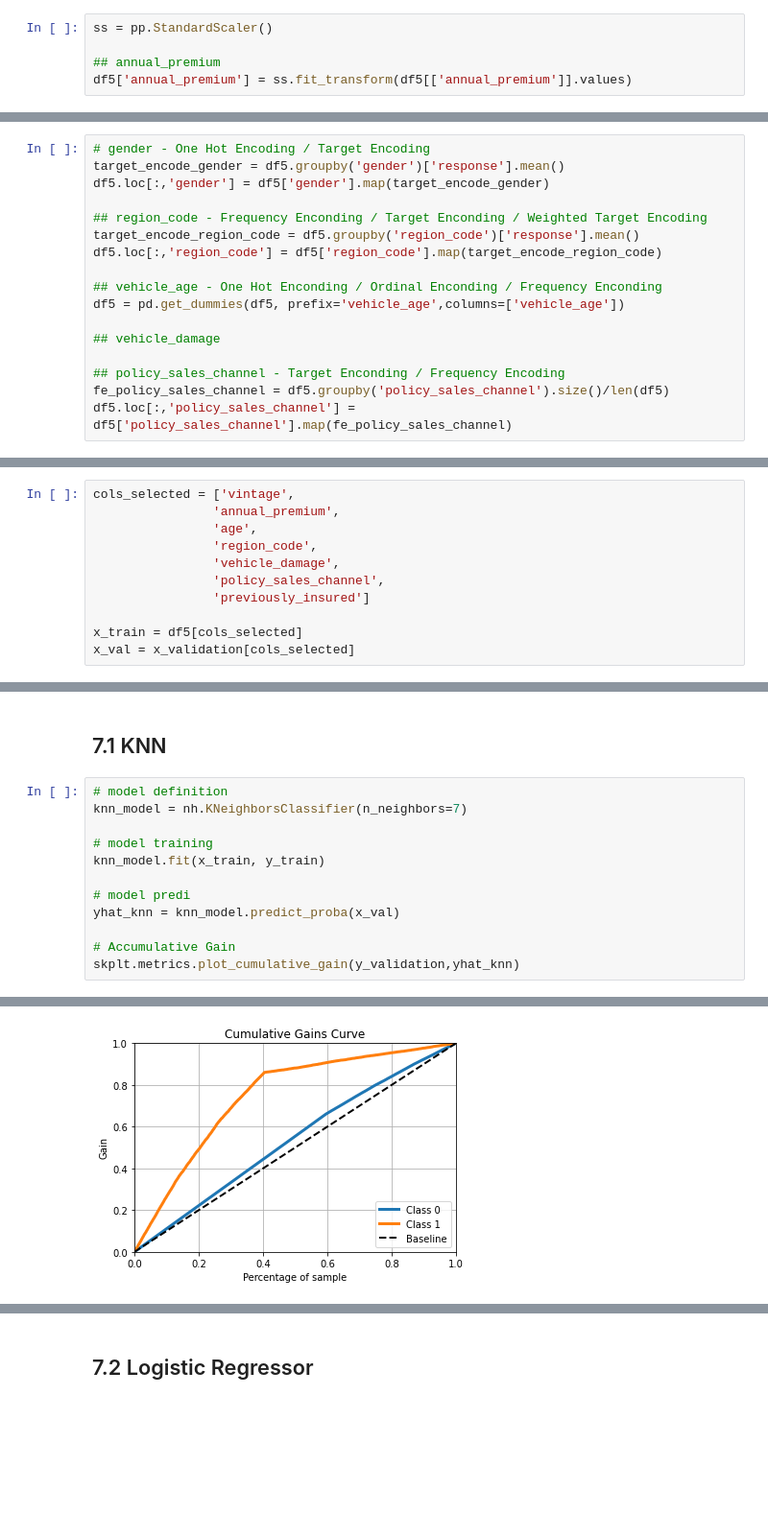
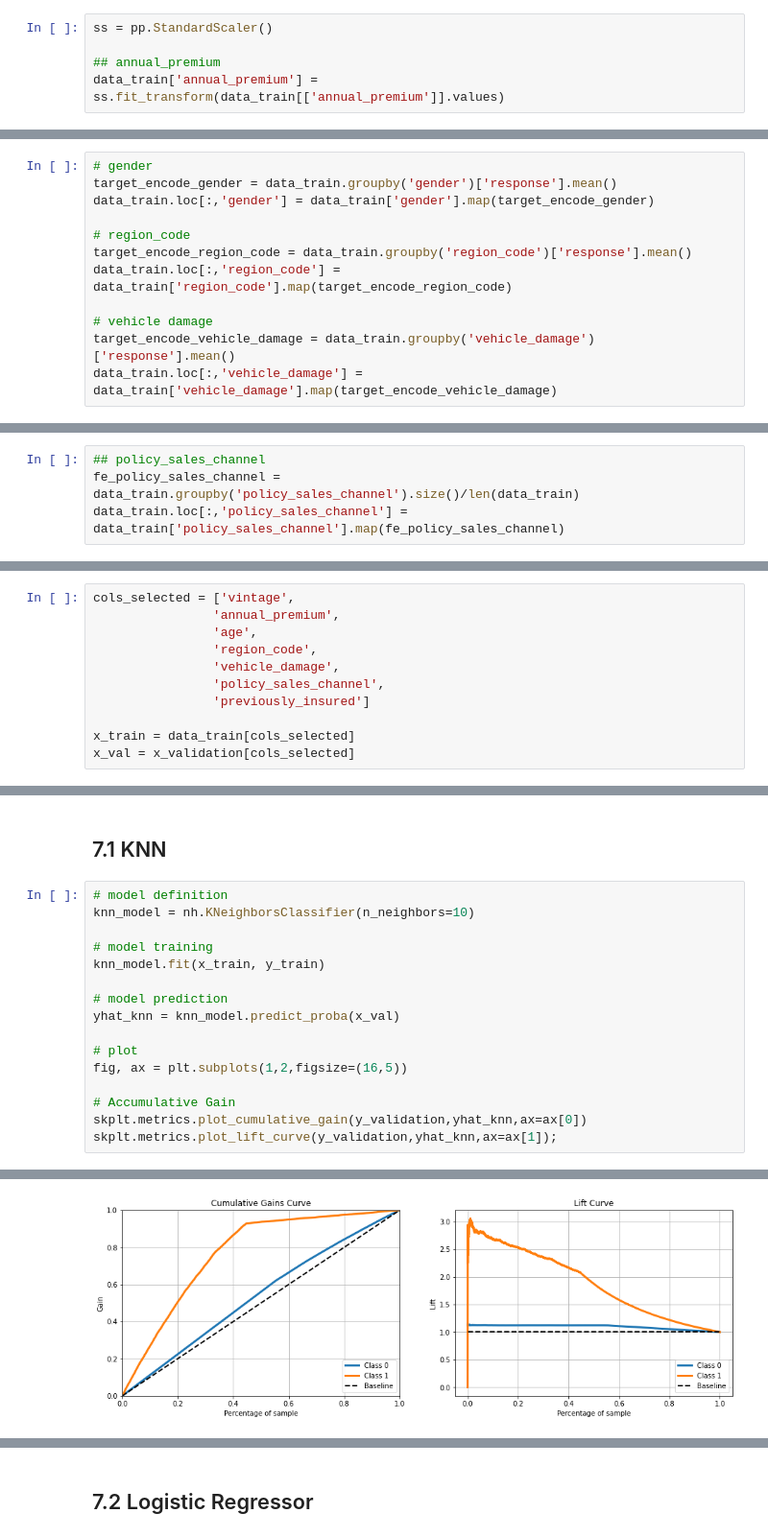
Before and after one commit to ArthurMesquita96/Insurance-Cross-Sell, a Jupyter notebook: insurance_cross_sell_notebook.ipynb, the cells around one changed output, grey strips where cells are left out. Shown at 96% size. Saved outputs shown, nothing was run; the diff lists cells and outputs as text; blank space fills up the shorter version.

Commit message:
Finalizando cross validation

```diff
--- a/insurance_cross_sell_notebook.ipynb
+++ b/insurance_cross_sell_notebook.ipynb
@@ -599,5 +693,5 @@ df5 = pd.concat([x_train, y_train], axis=1)
 ss = pp.StandardScaler()
 
 ## annual_premium
-df5['annual_premium'] = ss.fit_transform(df5[['annual_premium']].values)
+data_train['annual_premium'] = ss.fit_transform(data_train[['annual_premium']].values)
 # %% [markdown]
@@ -615,0 +717,12 @@ df5['vintage'] = mms_age.fit_transform( df5[['vintage']].values )
+# %%
+# gender
+target_encode_gender = data_train.groupby('gender')['response'].mean()
+data_train.loc[:,'gender'] = data_train['gender'].map(target_encode_gender)
+
+# region_code
+target_encode_region_code = data_train.groupby('region_code')['response'].mean()
+data_train.loc[:,'region_code'] = data_train['region_code'].map(target_encode_region_code)
+
+# vehicle damage
+target_encode_vehicle_damage = data_train.groupby('vehicle_damage')['response'].mean()
+data_train.loc[:,'vehicle_damage'] = data_train['vehicle_damage'].map(target_encode_vehicle_damage)
@@ -616,17 +731,4 @@ df5['vintage'] = mms_age.fit_transform( df5[['vintage']].values )
 # %%
-# gender - One Hot Encoding / Target Encoding
-target_encode_gender = df5.groupby('gender')['response'].mean()
-df5.loc[:,'gender'] = df5['gender'].map(target_encode_gender)
-
-## region_code - Frequency Enconding / Target Enconding / Weighted Target Encoding
-target_encode_region_code = df5.groupby('region_code')['response'].mean()
-df5.loc[:,'region_code'] = df5['region_code'].map(target_encode_region_code)
-
-## vehicle_age - One Hot Enconding / Ordinal Enconding / Frequency Enconding
-df5 = pd.get_dummies(df5, prefix='vehicle_age',columns=['vehicle_age'])
-
-## vehicle_damage
-
-## policy_sales_channel - Target Enconding / Frequency Encoding
-fe_policy_sales_channel = df5.groupby('policy_sales_channel').size()/len(df5)
-df5.loc[:,'policy_sales_channel'] = df5['policy_sales_channel'].map(fe_policy_sales_channel)
+## policy_sales_channel
+fe_policy_sales_channel = data_train.groupby('policy_sales_channel').size()/len(data_train)
+data_train.loc[:,'policy_sales_channel'] = data_train['policy_sales_channel'].map(fe_policy_sales_channel)
@@ -722,5 +860,5 @@ cols_selected = ['vintage',
                 'policy_sales_channel',
                 'previously_insured']
 
-x_train = df5[cols_selected]
+x_train = data_train[cols_selected]
 x_val = x_validation[cols_selected]
@@ -744,14 +866,18 @@ x_val
 ## 7.1 KNN
 # %%
 # model definition
-knn_model = nh.KNeighborsClassifier(n_neighbors=7)
+knn_model = nh.KNeighborsClassifier(n_neighbors=10)
 
 # model training
 knn_model.fit(x_train, y_train)
 
-# model predi
+# model prediction
 yhat_knn = knn_model.predict_proba(x_val)
 
+# plot
+fig, ax = plt.subplots(1,2,figsize=(16,5))
+
 # Accumulative Gain
-skplt.metrics.plot_cumulative_gain(y_validation,yhat_knn)
+skplt.metrics.plot_cumulative_gain(y_validation,yhat_knn,ax=ax[0])
+skplt.metrics.plot_lift_curve(y_validation,yhat_knn,ax=ax[1]);
 # %% [output]
@@ -759 +884 @@ skplt.metrics.plot_cumulative_gain(y_validation,yhat_knn)
-[figure, old version]
+[figure, new version]
```
Also changed, not shown: parts of 103 cells of this notebook, 2 other files.
